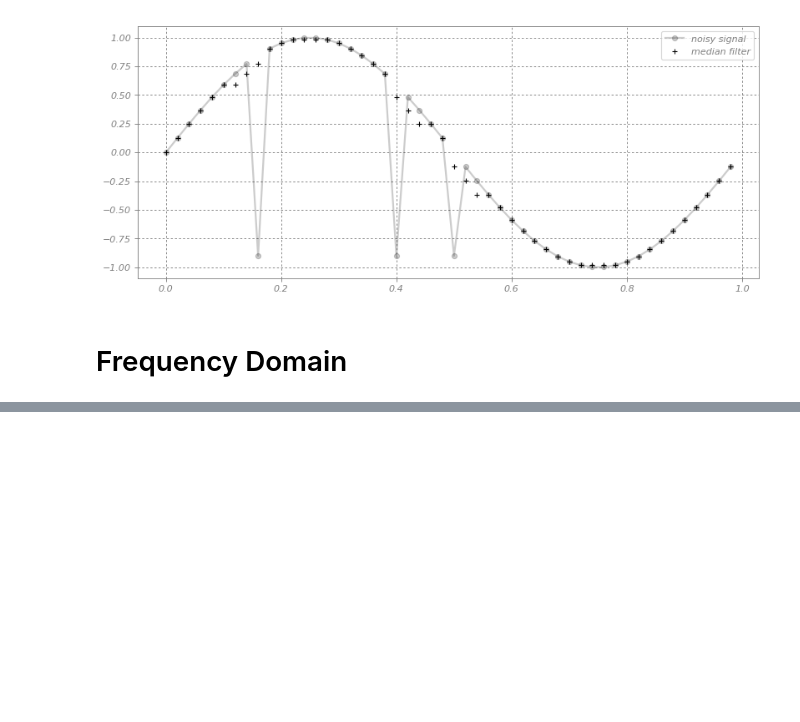
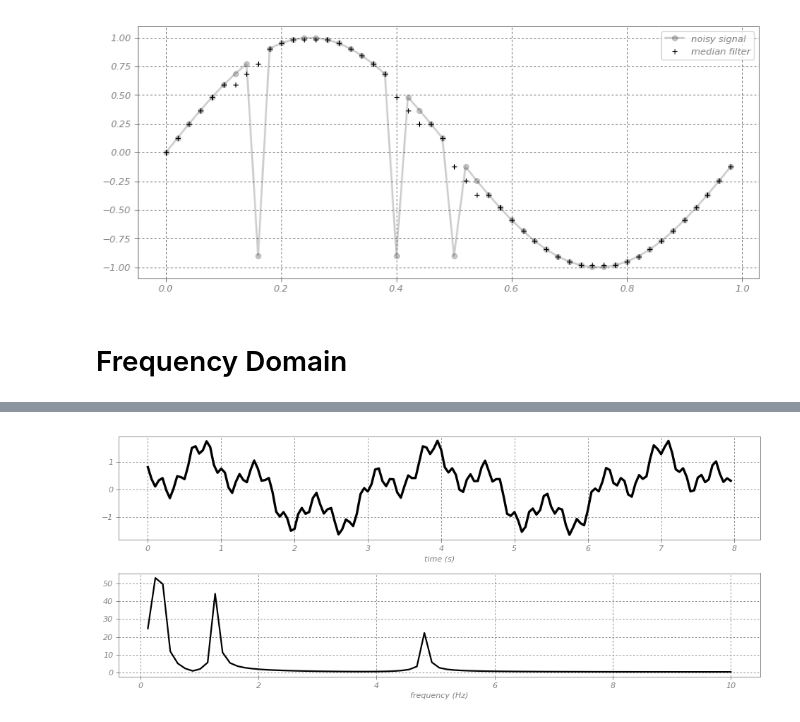
Before and after one commit to novabiosignals/BSAP-Presentation, a Jupyter notebook: Processing.ipynb, the cells around one changed output, grey strips where cells are left out. Drawn from its saved outputs; the diff is of its cells as text; code cells hidden in the pictures; blank space fills up the shorter version.

```diff
--- a/Processing.ipynb
+++ b/Processing.ipynb
@@ -185,0 +266,19 @@ legend(['noisy signal', 'median filter'])
+# %%
+def plotfft(s, fmax):
+    fs=abs(fft(s))
+    f=linspace(0,fmax/2,len(s)/2)
+    plot(f[1:int(len(s)/2)],fs[1:int(len(s)/2)], linewidth=2, color='k')
+
+s=x1+x2+x3
+
+subplot(212)
+plotfft(s, 20)
+xlabel('frequency (Hz)',color='grey')
+
+subplot(211)
+plot(t, s, 'k', linewidth=3)
+xlabel('time (s)',color='grey')
+
+tight_layout()
+# %% [output]
+[figure, added]
```
Also changed, not shown: parts of 13 cells of this notebook, 1 other file.
